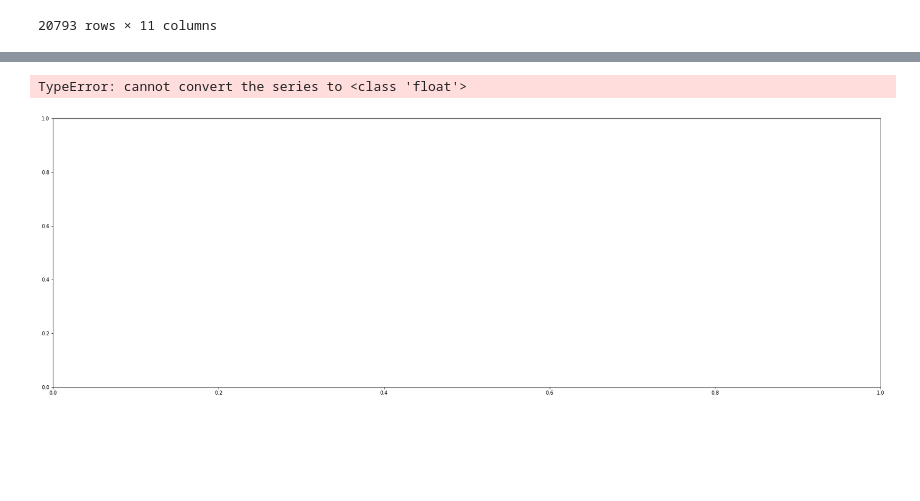
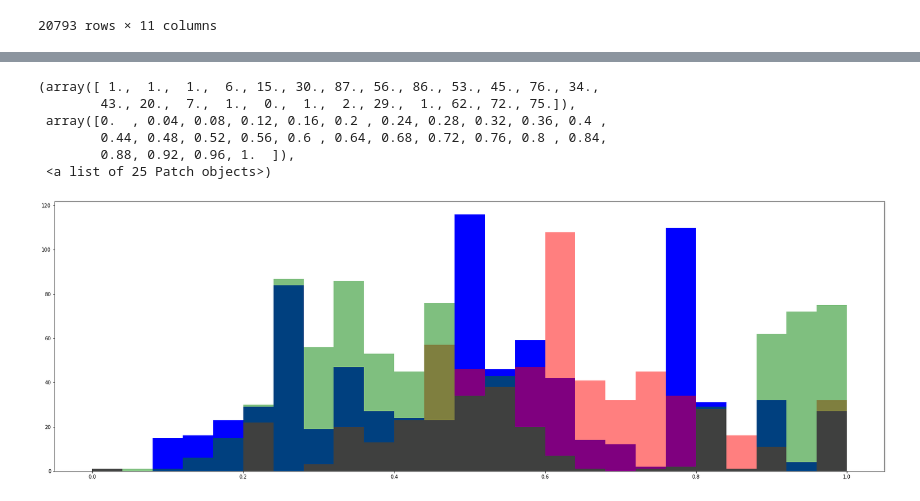
Before and after one commit to Cloblak/youtube_content_based_stock_prediction, a Jupyter notebook: 10_code/EDA_v2_08APR.ipynb, the cells around one changed output, grey strips where cells are left out. Saved outputs shown, nothing was run; the diff lists cells and outputs as text; code cells hidden in the pictures; blank space fills up the shorter version.

```diff
--- a/10_code/EDA_v2_08APR.ipynb
+++ b/10_code/EDA_v2_08APR.ipynb
@@ -115,6 +101,7 @@ column_names_to_normalize = [
     "captionSentimentScore_vader_pos",
     "captionSentimentScore_vader_neg",
     "captionSentimentScore_vader_com",
+    "falir_videoTitle_score",
     "caption_list_split_by_nvidia_10words_flairscores",
     "caption_list_split_by_nvidia_20words_flairscores",
     "caption_list_split_by_nvidia_35words_flairscores",
@@ -123,23 +110,23 @@ column_names_to_normalize = [
     "caption_list_split_by_nvidia_35words_vaderscores",
 ]
 
-hr_merged_df_normal = hr_merged_df.copy()
+hr_merged_df_scaled = hr_merged_df.copy()
 
-# scaler = preprocessing.StandardScaler().fit(X_train_ohe[column_names_to_normalize])
-# X_train_ohe[column_names_to_normalize] = scaler.fit_transform(
-#     X_train_ohe[column_names_to_normalize]
-# )
-# X_test_ohe[column_names_to_normalize] = scaler.fit_transform(
-#     X_test_ohe[column_names_to_normalize]
+scaler = preprocessing.StandardScaler().fit(hr_merged_df[column_names_to_normalize])
+hr_merged_df[column_names_to_normalize] = scaler.fit_transform(
+    hr_merged_df[column_names_to_normalize]
+)
+hr_merged_df_scaled[column_names_to_normalize] = scaler.fit_transform(
+    hr_merged_df_scaled[column_names_to_normalize]
+)
+
+# min_max_scaler = preprocessing.MinMaxScaler().fit(
+#     hr_merged_df_normal[column_names_to_normalize]
 # )
 
-min_max_scaler = preprocessing.MinMaxScaler().fit(
-    hr_merged_df_normal[column_names_to_normalize]
-)
-
-hr_merged_df_normal[column_names_to_normalize] = min_max_scaler.fit_transform(
-    hr_merged_df_normal[column_names_to_normalize]
-)
+# hr_merged_df_normal[column_names_to_normalize] = min_max_scaler.fit_transform(
+#     hr_merged_df_normal[column_names_to_normalize]
+# )
 # %%
 hr_merged_df_normal["Time"] = pd.to_datetime(
     hr_merged_df_normal["Time"], format="%Y-%m-%d %H:%M", utc=True
@@ -296,18 +325,26 @@ ax.hist(
 # %%
 fig, ax = plt.subplots(figsize=(30, 10))
-ax.hist(log(hr_merged_df_normal["videoTitleSentimentScore_pos"]), color="blue", bins=25)
+
 ax.hist(
-    hr_merged_df_normal["videoTitleSentimentScore_neg"],
+    hr_merged_df_normal["videoTitleSentimentScore_vader_pos"], color="blue", bins=25
+)
+ax.hist(
+    hr_merged_df_normal["videoTitleSentimentScore_vader_neg"],
     color="red",
     alpha=0.5,
     bins=25,
 )
 ax.hist(
-    hr_merged_df_normal["videoTitleSentimentScore_com"],
+    hr_merged_df_normal["videoTitleSentimentScore_vader_com"],
     color="green",
     alpha=0.5,
     bins=25,
 )
 # %% [output]
-TypeError: cannot convert the series to <class 'float'>
+(array([ 1.,  1.,  1.,  6., 15., 30., 87., 56., 86., 53., 45., 76., 34.,
+        43., 20.,  7.,  1.,  0.,  1.,  2., 29.,  1., 62., 72., 75.]),
+ array([0.  , 0.04, 0.08, 0.12, 0.16, 0.2 , 0.24, 0.28, 0.32, 0.36, 0.4 ,
+        0.44, 0.48, 0.52, 0.56, 0.6 , 0.64, 0.68, 0.72, 0.76, 0.8 , 0.84,
+        0.88, 0.92, 0.96, 1.  ]),
+ <a list of 25 Patch objects>)
-[figure, old version]
+[figure, new version]
```
Also changed, not shown: parts of 27 cells of this notebook, 5 other files.
